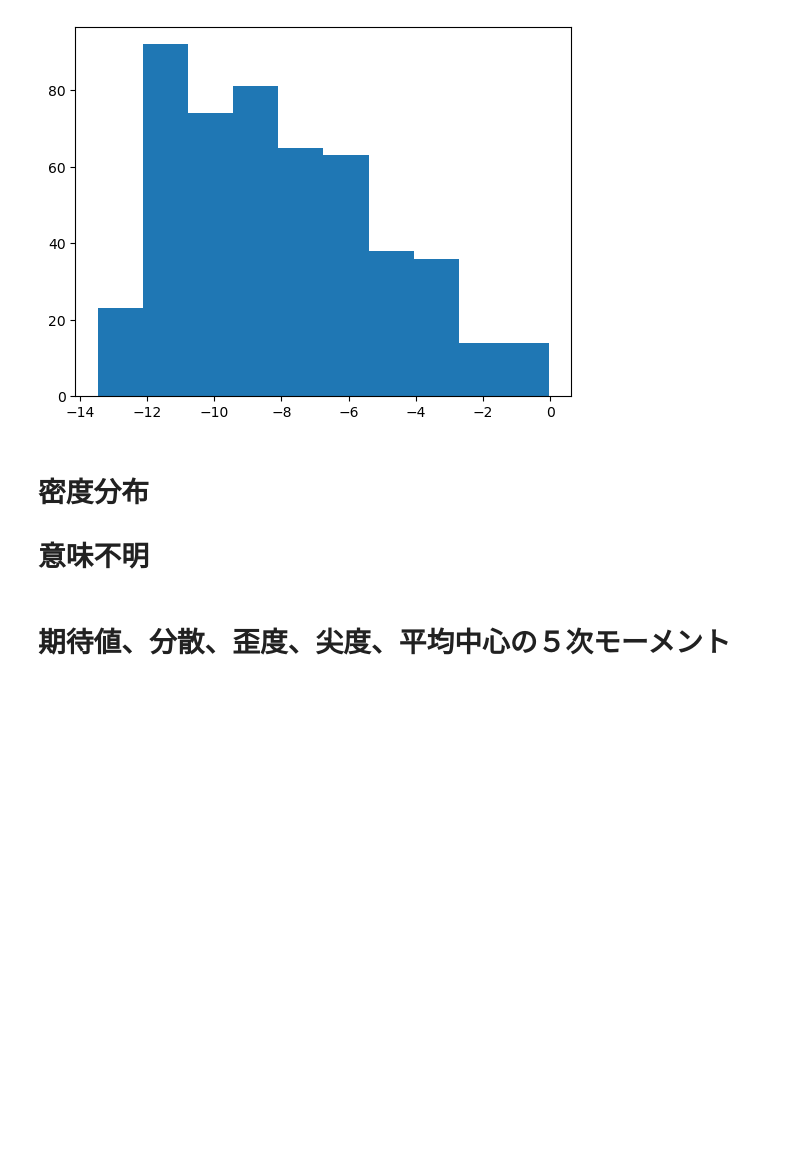
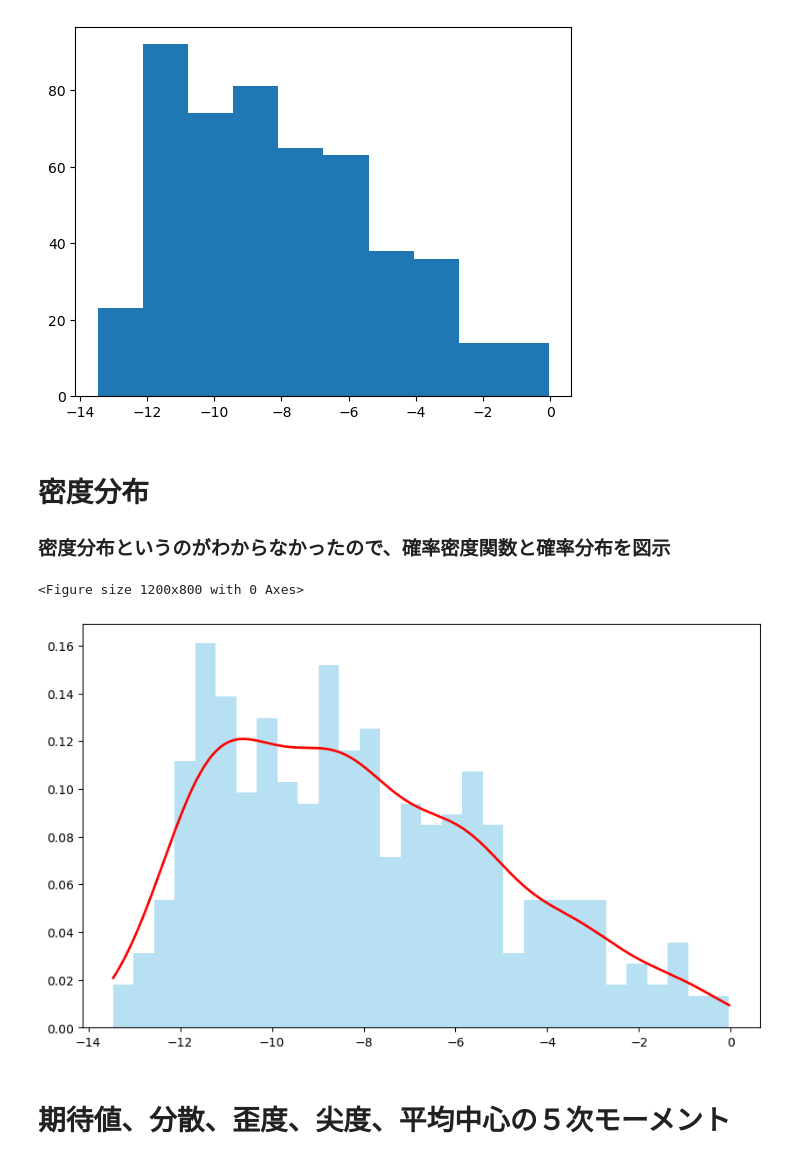
Before and after one commit to Yuji181181/Data_Analysis, a Jupyter notebook: DS_exercise/3/ex03-assign2.ipynb, the cells around one changed output. Cells and saved outputs as stored; diff of their text form; code cells hidden in the pictures; blank space fills up the shorter version.

```diff
--- a/DS_exercise/3/ex03-assign2.ipynb
+++ b/DS_exercise/3/ex03-assign2.ipynb
@@ -35,7 +35,24 @@ plt.hist(df)
 [figure]
 # %% [markdown]
 # 密度分布
-# 意味不明
+### 密度分布というのがわからなかったので、確率密度関数と確率分布を図示
+# %%
+plt.figure(figsize=(12, 8))
+
+for column in df.columns:
+    if df[column].dtype in ['int64', 'float64']:
+        plt.figure(figsize=(10, 6))
+
+        counts, bins, _ = plt.hist(df[column], bins=30, density=True, alpha=0.6, color='skyblue', label='ヒストグラム')
+
+        density = ss.gaussian_kde(df[column])
+
+        x = np.linspace(df[column].min(), df[column].max(), 1000)
+
+        plt.plot(x, density(x), 'r-', linewidth=2, label='確率密度関数')
+# %% [output]
+<Figure size 1200x800 with 0 Axes>
+[figure, added]
 # %% [markdown]
 # 期待値、分散、歪度、尖度、平均中心の５次モーメント
 # %%
```
Also changed, not shown: parts of 1 cell of this notebook.
